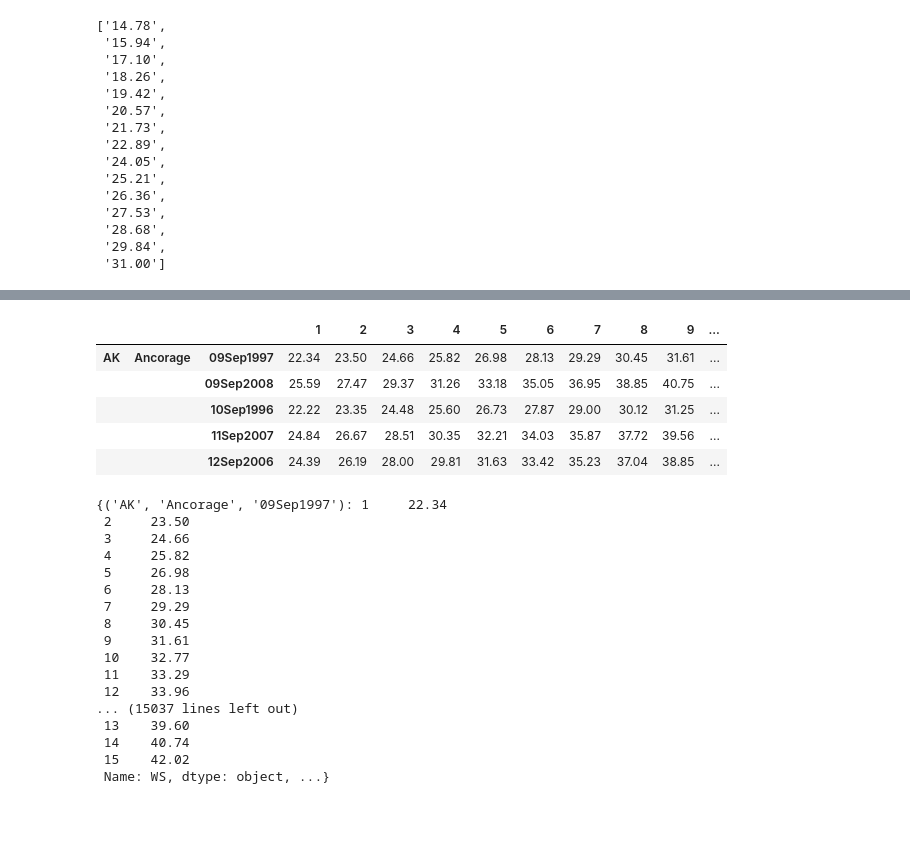
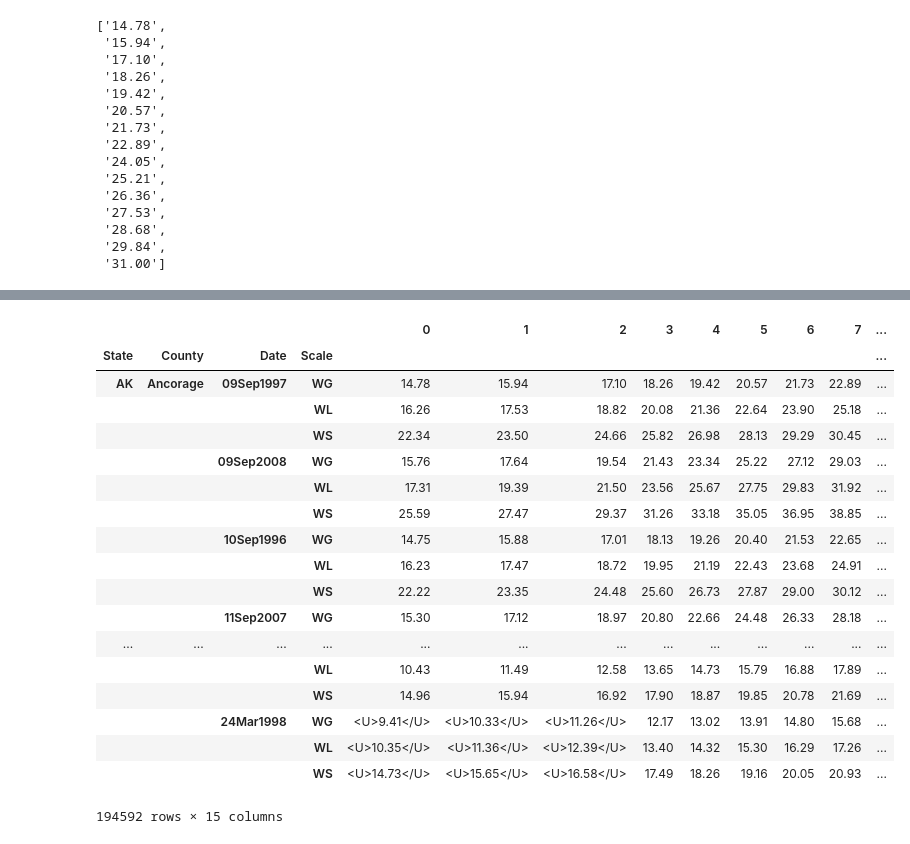
Before and after one commit to rhaejr/PythonProjects, a Jupyter notebook: Pay/Pay.ipynb, the cells around one changed output, grey strips where cells are left out. Drawn from its saved outputs; the diff is of its cells as text; code cells hidden in the pictures; blank space fills up the shorter version.

```diff
--- a/Pay/Pay.ipynb
+++ b/Pay/Pay.ipynb
@@ -65,9 +65,9 @@ for state in os.listdir('docs'):
             try:
                 dic[state][name][date] = {}
                 temp = table_parser('docs/{}/{}/{}/{}-{}-{}.html'.format(state, county, date,state, county, date))
-                dic[state][name][date]['WG'] = temp['WG']
-                dic[state][name][date]['WL'] = temp['WL']
-                dic[state][name][date]['WS'] = temp['WS']
+                dic[state][name][date]['WG'] = list(temp['WG'])
+                dic[state][name][date]['WL'] = list(temp['WL'])
+                dic[state][name][date]['WS'] = list(temp['WS'])
             except ValueError:
                 print(state, county, date)
 # %% [output]
@@ -85,39 +99,37 @@ AZ 010,010,RUS,Greenlee County 07May1996
 #    ...:                     'b': {1: [2,3,4,5,6],
 #    ...:                           2: [2,3,4,5,6]}}}
 # %%
-reform = {(level1_key, level2_key, level3_key): values
+reform = {(level1_key, level2_key, level3_key,level4_key): values
            for level1_key, level2_dict in dic.items()
            for level2_key, level3_dict in level2_dict.items()
            for level3_key, level4_dict in level3_dict.items()
 #            for level4_key, level5_dict in level4_dict.items()
+#            for level5_key, values      in level5_dict.items()
            for level4_key, values      in level4_dict.items()}
-# %%
-test = pd.DataFrame(reform).T
-test.head()
-# %% [output]
-|  |  |  | 1 | 2 | 3 | 4 | 5 | 6 | 7 | 8 | 9 | ... |
-| AK | Ancorage | 09Sep1997 | 22.34 | 23.50 | 24.66 | 25.82 | 26.98 | 28.13 | 29.29 | 30.45 | 31.61 | ... |
-|  |  | 09Sep2008 | 25.59 | 27.47 | 29.37 | 31.26 | 33.18 | 35.05 | 36.95 | 38.85 | 40.75 | ... |
-|  |  | 10Sep1996 | 22.22 | 23.35 | 24.48 | 25.60 | 26.73 | 27.87 | 29.00 | 30.12 | 31.25 | ... |
-|  |  | 11Sep2007 | 24.84 | 26.67 | 28.51 | 30.35 | 32.21 | 34.03 | 35.87 | 37.72 | 39.56 | ... |
-|  |  | 12Sep2006 | 24.39 | 26.19 | 28.00 | 29.81 | 31.63 | 33.42 | 35.23 | 37.04 | 38.85 | ... |
-# %%
-reform
-# %% [output]
-{('AK', 'Ancorage', '09Sep1997'): 1     22.34
- 2     23.50
- 3     24.66
- 4     25.82
- 5     26.98
- 6     28.13
- 7     29.29
- 8     30.45
- 9     31.61
- 10    32.77
- 11    33.29
- 12    33.96
-... (15037 lines left out)
- 13    39.60
- 14    40.74
- 15    42.02
- Name: WS, dtype: object, ...}
+# %%
+# test = pd.DataFrame(reform, index=[0])
+pay = pd.DataFrame(reform).T
+# %%
+pay.index.set_names(['State', 'County', 'Date', 'Scale'], inplace=True)
+# %%
+pay
+# %% [output]
+|  |  |  |  | 0 | 1 | 2 | 3 | 4 | 5 | 6 | 7 | ... |
+| State | County | Date | Scale |  |  |  |  |  |  |  |  | ... |
+| AK | Ancorage | 09Sep1997 | WG | 14.78 | 15.94 | 17.10 | 18.26 | 19.42 | 20.57 | 21.73 | 22.89 | ... |
+|  |  |  | WL | 16.26 | 17.53 | 18.82 | 20.08 | 21.36 | 22.64 | 23.90 | 25.18 | ... |
+|  |  |  | WS | 22.34 | 23.50 | 24.66 | 25.82 | 26.98 | 28.13 | 29.29 | 30.45 | ... |
+|  |  | 09Sep2008 | WG | 15.76 | 17.64 | 19.54 | 21.43 | 23.34 | 25.22 | 27.12 | 29.03 | ... |
+|  |  |  | WL | 17.31 | 19.39 | 21.50 | 23.56 | 25.67 | 27.75 | 29.83 | 31.92 | ... |
+|  |  |  | WS | 25.59 | 27.47 | 29.37 | 31.26 | 33.18 | 35.05 | 36.95 | 38.85 | ... |
+|  |  | 10Sep1996 | WG | 14.75 | 15.88 | 17.01 | 18.13 | 19.26 | 20.40 | 21.53 | 22.65 | ... |
+|  |  |  | WL | 16.23 | 17.47 | 18.72 | 19.95 | 21.19 | 22.43 | 23.68 | 24.91 | ... |
+|  |  |  | WS | 22.22 | 23.35 | 24.48 | 25.60 | 26.73 | 27.87 | 29.00 | 30.12 | ... |
+|  |  | 11Sep2007 | WG | 15.30 | 17.12 | 18.97 | 20.80 | 22.66 | 24.48 | 26.33 | 28.18 | ... |
+| ... | ... | ... | ... | ... | ... | ... | ... | ... | ... | ... | ... | ... |
+|  |  |  | WL | 10.43 | 11.49 | 12.58 | 13.65 | 14.73 | 15.79 | 16.88 | 17.89 | ... |
+|  |  |  | WS | 14.96 | 15.94 | 16.92 | 17.90 | 18.87 | 19.85 | 20.78 | 21.69 | ... |
+|  |  | 24Mar1998 | WG | <U>9.41</U> | <U>10.33</U> | <U>11.26</U> | 12.17 | 13.02 | 13.91 | 14.80 | 15.68 | ... |
+|  |  |  | WL | <U>10.35</U> | <U>11.36</U> | <U>12.39</U> | 13.40 | 14.32 | 15.30 | 16.29 | 17.26 | ... |
+|  |  |  | WS | <U>14.73</U> | <U>15.65</U> | <U>16.58</U> | 17.49 | 18.26 | 19.16 | 20.05 | 20.93 | ... |
+194592 rows × 15 columns
```
Also changed, not shown: parts of 6 cells of this notebook, 2 other files.
